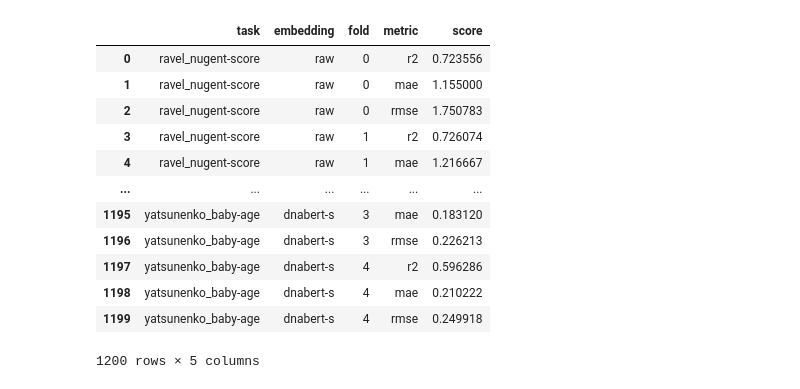
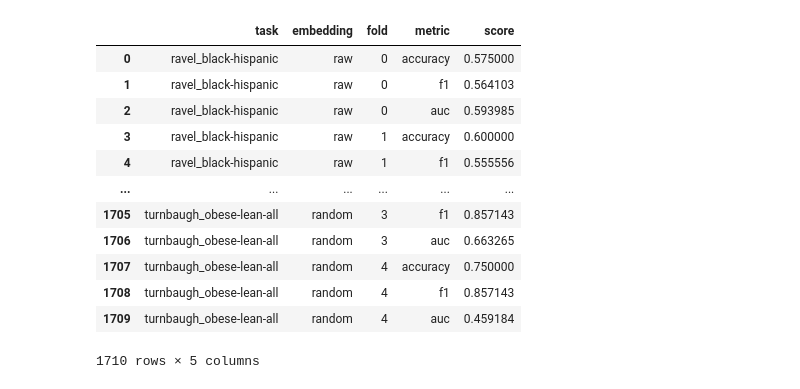
Before and after one commit to pchlenski/mix, a Jupyter notebook: notebooks/5b_classification_regression_sklearn.ipynb, the cells around one changed output. Cells and saved outputs as stored; diff of their text form; code cells hidden in the pictures.

Commit message:
Fix ROC-AUC computations, include PCA + random features

```diff
--- a/notebooks/5b_classification_regression_sklearn.ipynb
+++ b/notebooks/5b_classification_regression_sklearn.ipynb
@@ -4,7 +4,7 @@
 # %%
 import anndata
 
-mlrepo = anndata.read_h5ad("../data/mlrepo5.h5ad")
+mlrepo = anndata.read_h5ad("../data/mlrepo6.h5ad")
 # %%
 import numpy as np
 import pandas as pd
@@ -20,8 +20,8 @@ import warnings
 warnings.filterwarnings("ignore", category=UserWarning)
 
 # Configuration
-# TASK = "classification"  # or "regression"
-TASK = "regression"
+TASK = "classification"  # or "regression"
+# TASK = "regression"
 MODEL = RandomForestRegressor if TASK == "regression" else RandomForestClassifier
 FOLDS = 5
 
@@ -39,21 +39,23 @@ DATASETS_FINAL = REGRESSION_DATASETS if TASK == "regression" else CLASSIFICATION
 
 EMBEDDINGS = [
     "raw",
-    "H2",
-    "H4",
-    "H8",
-    "H16",
-    "H32",
-    "H64",
+    # "H2",
+    # "H4",
+    # "H8",
+    # "H16",
+    # "H32",
+    # "H64",
     "H128",
-    "E2",
-    "E4",
-    "E8",
-    "E16",
-    "E32",
-    "E64",
+    # "E2",
+    # "E4",
+    # "E8",
+    # "E16",
+    # "E32",
+    # "E64",
     "E128",
+    "PCA128",
     "dnabert-s",
+    "random",
 ]
 METRICS = ["accuracy", "f1", "auc"] if TASK == "classification" else ["r2", "mae", "rmse"]
 
@@ -62,6 +64,8 @@ def get_embedding(mlrepo_filtered, embedding_name):
     """Get embedding data and product manifold"""
     if embedding_name == "raw":
         X = mlrepo_filtered.X
+    elif embedding_name == "random":
+        X = np.random.randn(mlrepo_filtered.X.shape[0], 128)
     else:
         X = mlrepo_filtered.obsm[embedding_name]
 
@@ -70,6 +74,11 @@ def get_embedding(mlrepo_filtered, embedding_name):
 
 def calculate_score(y_true, y_pred, metric):
     """Calculate the specified evaluation metric"""
+    if metric in ["accuracy", "f1"]:
+        y_pred = np.argmax(y_pred, axis=1)
+    elif metric == "auc":
+        y_pred = y_pred[:, 1]
+
     if metric == "accuracy":
         return accuracy_score(y_true, y_pred)
     elif metric == "f1":
@@ -82,6 +91,8 @@ def calculate_score(y_true, y_pred, metric):
         return mean_absolute_error(y_true, y_pred)
     elif metric == "rmse":
         return np.sqrt(mean_squared_error(y_true, y_pred))
+    # elif metric == "percent_rmse":
+    # return (np.sqrt(mean_squared_error(y_true, y_pred, multioutput="raw_values")) / y_true).mean()
 
 
 scores = pd.DataFrame(columns=["task", "embedding", "fold", "metric", "score"])
@@ -89,7 +100,6 @@ scores = pd.DataFrame(columns=["task", "embedding", "fold", "metric", "score"])
 # Calculate total iterations and initialize progress bar
 total_iterations = len(DATASETS_FINAL) * len(EMBEDDINGS) * FOLDS * len(METRICS)
 my_tqdm = tqdm(total=total_iterations)
-my_tqdm.set_description(f"Completed: 0/{total_iterations}")
 
 for task in DATASETS_FINAL:
     # Filter mlrepo; drop empty columns
@@ -114,46 +124,49 @@ for task in DATASETS_FINAL:
 
     for embedding in EMBEDDINGS:
         # Get embedding data
         X = get_embedding(mlrepo_filtered, embedding)
 
         for fold_idx, (train_index, test_index) in enumerate(folds):
             # Convert data to tensors
             X_train, X_test = X[train_index], X[test_index]
             y_train, y_test = y[train_index], y[test_index]
 
             # Train model
             model = MODEL()
             model.fit(X_train, y_train)
-            y_pred = model.predict(X_test)
+            if TASK == "classification":
+                y_out = model.predict_proba(X_test)  # Need this for ROC-AUC calculations
+            else:
+                y_out = model.predict(X_test)
 
             # Calculate and store scores for each metric
             for metric in METRICS:
-                score = calculate_score(y_test, y_pred, metric)
+                score = calculate_score(y_test, y_out, metric)
                 scores.loc[len(scores)] = [task, embedding, fold_idx, metric, score]
 
                 # Update progress bar
                 my_tqdm.update(1)
                 my_tqdm.set_postfix(task=task, embedding=embedding, fold=fold_idx, metric=metric, score=score)
 
         # Save checkpoint after each embedding
         task_scores = scores[scores["task"] == task]
 
 my_tqdm.close()
 
 scores
 # %% [output]
 |  | task | embedding | fold | metric | score |
-| 0 | ravel_nugent-score | raw | 0 | r2 | 0.723556 |
-| 1 | ravel_nugent-score | raw | 0 | mae | 1.155000 |
-| 2 | ravel_nugent-score | raw | 0 | rmse | 1.750783 |
-| 3 | ravel_nugent-score | raw | 1 | r2 | 0.726074 |
-| 4 | ravel_nugent-score | raw | 1 | mae | 1.216667 |
+| 0 | ravel_black-hispanic | raw | 0 | accuracy | 0.575000 |
+| 1 | ravel_black-hispanic | raw | 0 | f1 | 0.564103 |
+| 2 | ravel_black-hispanic | raw | 0 | auc | 0.593985 |
+| 3 | ravel_black-hispanic | raw | 1 | accuracy | 0.600000 |
+| 4 | ravel_black-hispanic | raw | 1 | f1 | 0.555556 |
 | ... | ... | ... | ... | ... | ... |
-| 1195 | yatsunenko_baby-age | dnabert-s | 3 | mae | 0.183120 |
-| 1196 | yatsunenko_baby-age | dnabert-s | 3 | rmse | 0.226213 |
-| 1197 | yatsunenko_baby-age | dnabert-s | 4 | r2 | 0.596286 |
-| 1198 | yatsunenko_baby-age | dnabert-s | 4 | mae | 0.210222 |
-| 1199 | yatsunenko_baby-age | dnabert-s | 4 | rmse | 0.249918 |
+| 1705 | turnbaugh_obese-lean-all | random | 3 | f1 | 0.857143 |
+| 1706 | turnbaugh_obese-lean-all | random | 3 | auc | 0.663265 |
+| 1707 | turnbaugh_obese-lean-all | random | 4 | accuracy | 0.750000 |
+| 1708 | turnbaugh_obese-lean-all | random | 4 | f1 | 0.857143 |
+| 1709 | turnbaugh_obese-lean-all | random | 4 | auc | 0.459184 |
-1200 rows × 5 columns
+1710 rows × 5 columns
 # %%
 scores.to_csv(f"../results/benchmark_scores_sklearn_rf_None_{TASK}.csv", index=False)
```
Also changed, not shown: parts of 3 cells of this notebook, 6 other files.
